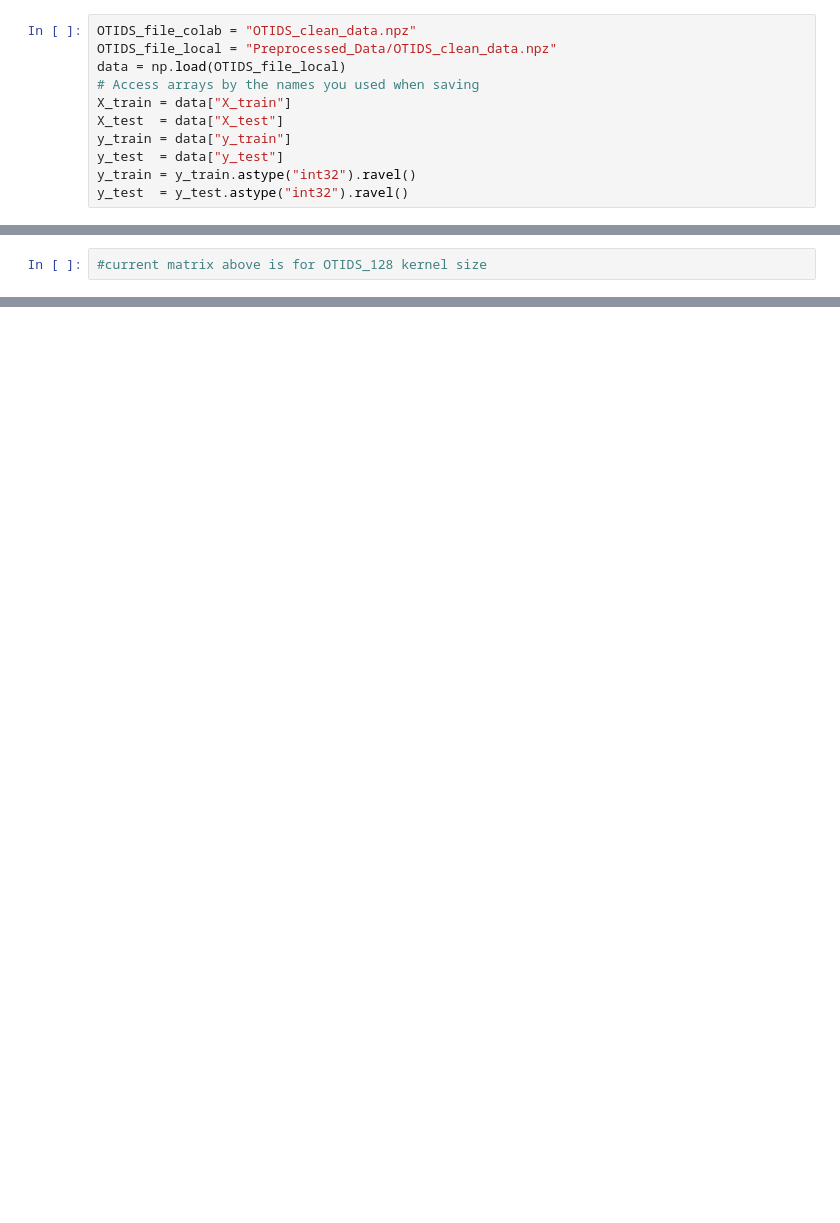
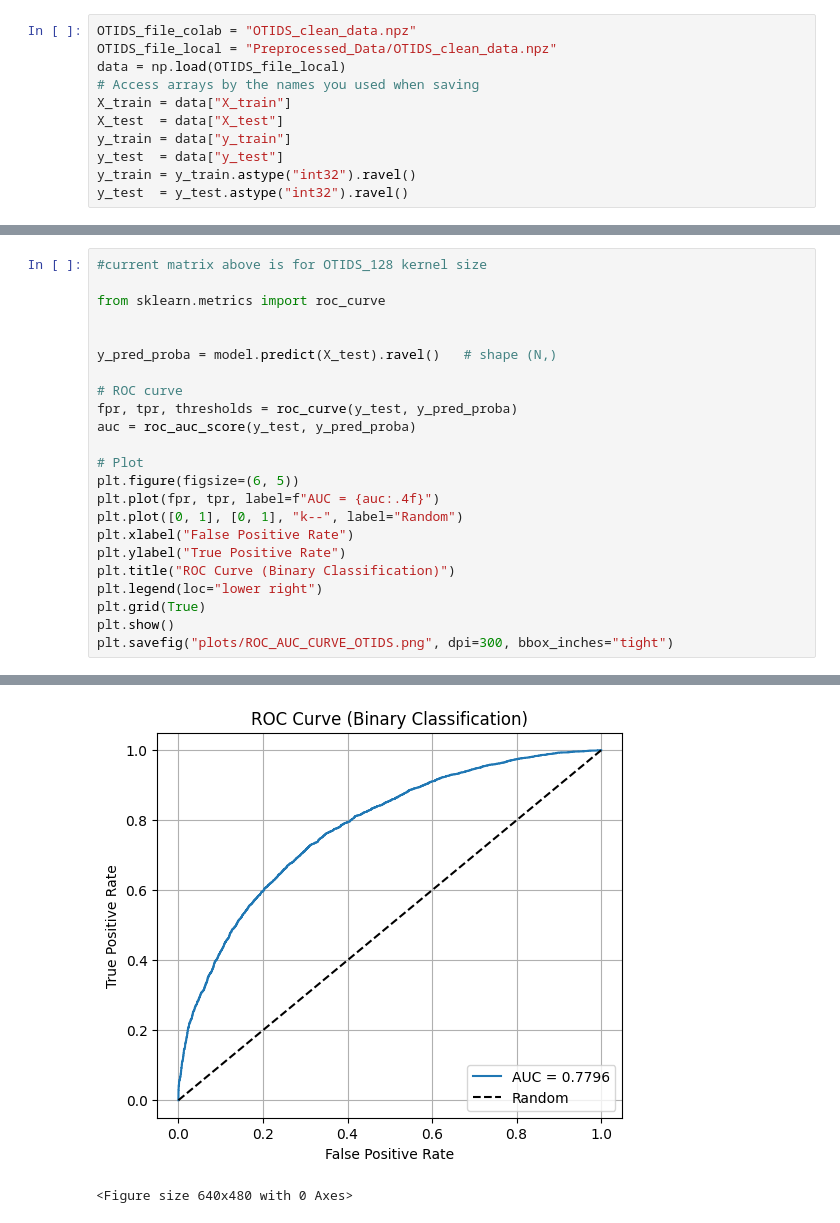
Before and after one commit to CPQE/EmbeddedMLFinalProj, a Jupyter notebook: model_training_OTIDS.ipynb, the cells around one changed output, grey strips where cells are left out. Cells and saved outputs as stored; diff of their text form; blank space fills up the shorter version.

```diff
--- a/model_training_OTIDS.ipynb
+++ b/model_training_OTIDS.ipynb
@@ -173,2 +161,24 @@ plt.show()
 # %%
 #current matrix above is for OTIDS_128 kernel size
+
+from sklearn.metrics import roc_curve
+
+
+y_pred_proba = model.predict(X_test).ravel()   # shape (N,)
+
+# ROC curve
+fpr, tpr, thresholds = roc_curve(y_test, y_pred_proba)
+auc = roc_auc_score(y_test, y_pred_proba)
+
+# Plot
+plt.figure(figsize=(6, 5))
+plt.plot(fpr, tpr, label=f"AUC = {auc:.4f}")
+plt.plot([0, 1], [0, 1], "k--", label="Random")
+plt.xlabel("False Positive Rate")
+plt.ylabel("True Positive Rate")
+plt.title("ROC Curve (Binary Classification)")
+plt.legend(loc="lower right")
+plt.grid(True)
+plt.show()
+plt.savefig("plots/ROC_AUC_CURVE_OTIDS.png", dpi=300, bbox_inches="tight")
+# %% [output]
@@ -174,0 +186,2 @@ plt.show()
+[figure, added]
+<Figure size 640x480 with 0 Axes>
```
Also changed, not shown: parts of 12 cells of this notebook, 4 other files.
